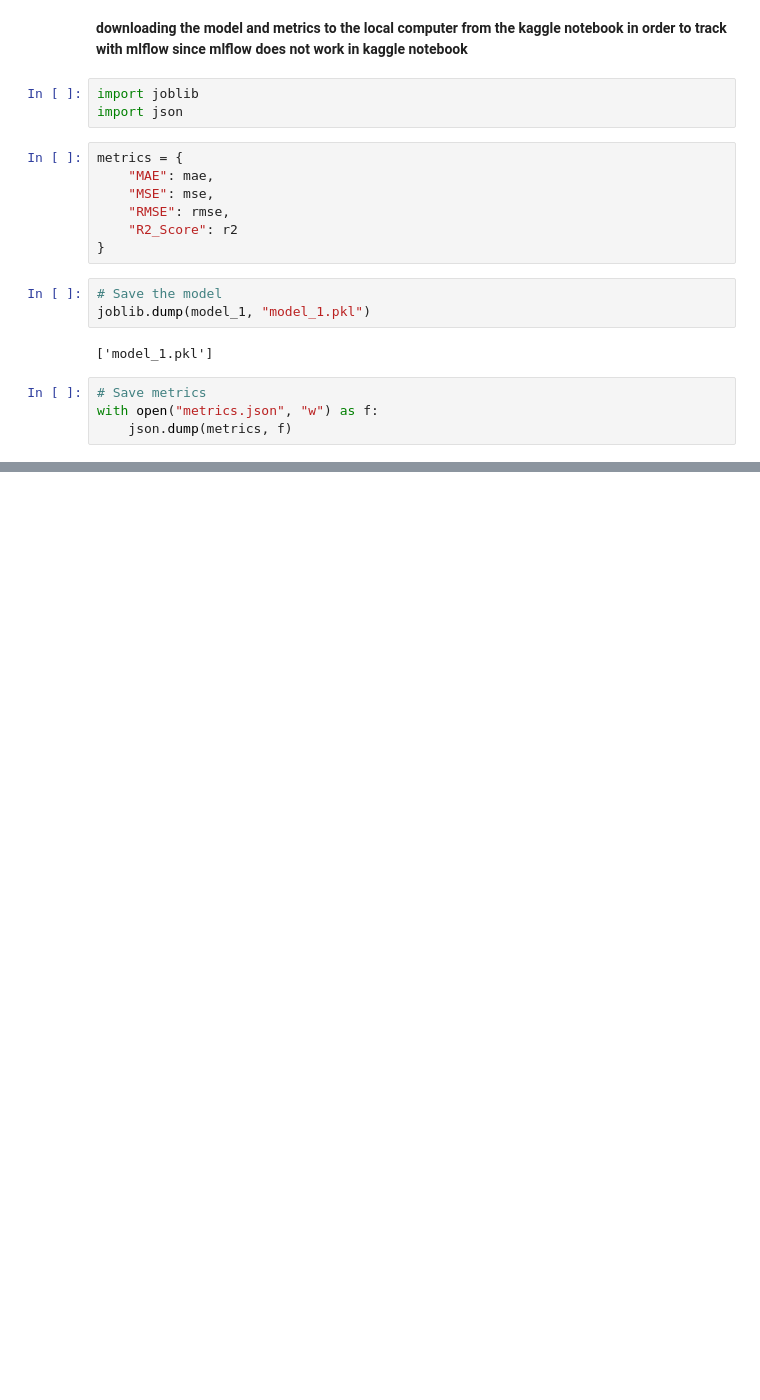
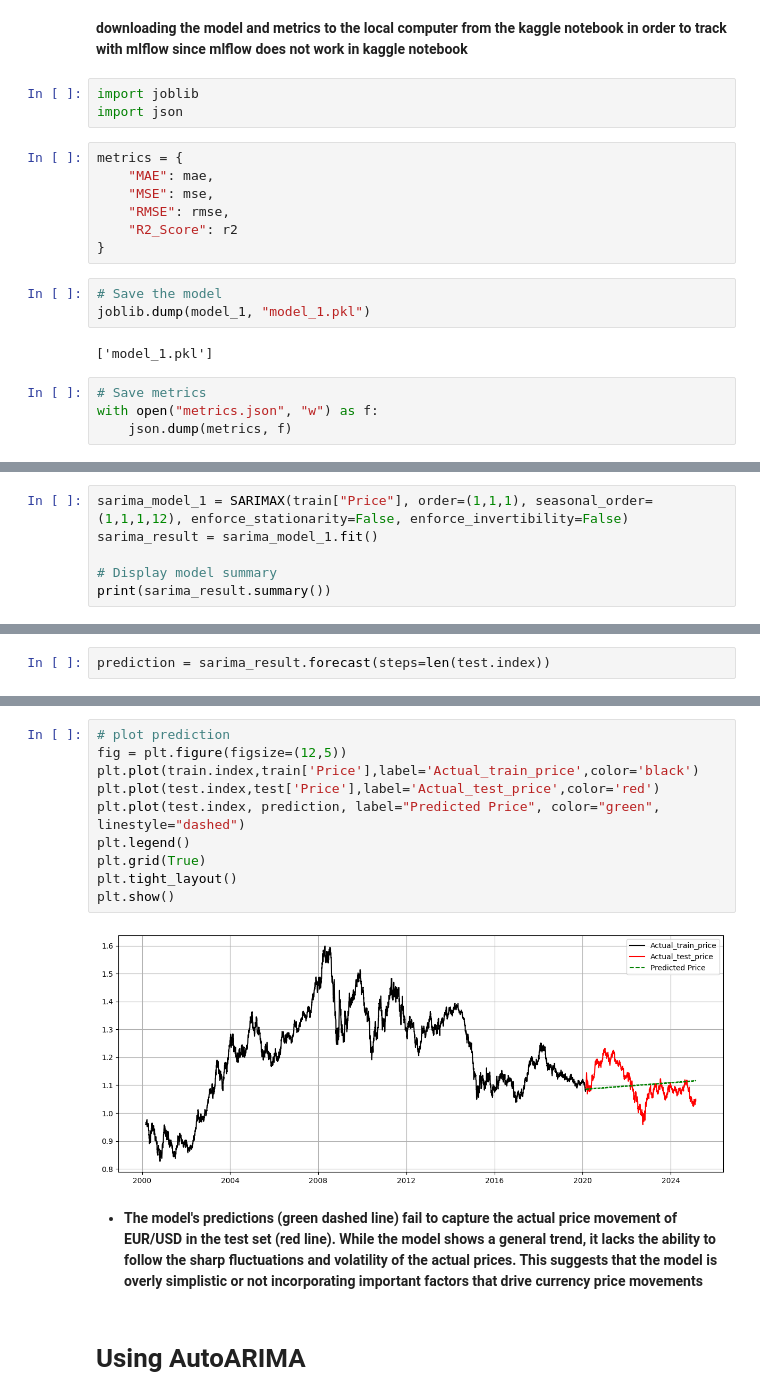
Before and after one commit to Saifansari-ai/eurousd_price_predictor, a Jupyter notebook: model-training.ipynb, the cells around one changed output, grey strips where cells are left out. Cells and saved outputs as stored; diff of their text form; blank space fills up the shorter version.

```diff
--- a/model-training.ipynb
+++ b/model-training.ipynb
@@ -199,0 +311,6 @@ with open("metrics.json", "w") as f:
+# %%
+sarima_model_1 = SARIMAX(train["Price"], order=(1,1,1), seasonal_order=(1,1,1,12), enforce_stationarity=False, enforce_invertibility=False)
+sarima_result = sarima_model_1.fit()
+
+# Display model summary
+print(sarima_result.summary())
@@ -199,0 +335,2 @@ with open("metrics.json", "w") as f:
+# %%
+prediction = sarima_result.forecast(steps=len(test.index))
@@ -199,0 +354,16 @@ with open("metrics.json", "w") as f:
+# %%
+# plot prediction
+fig = plt.figure(figsize=(12,5))
+plt.plot(train.index,train['Price'],label='Actual_train_price',color='black')
+plt.plot(test.index,test['Price'],label='Actual_test_price',color='red')
+plt.plot(test.index, prediction, label="Predicted Price", color="green", linestyle="dashed")
+plt.legend()
+plt.grid(True)
+plt.tight_layout()
+plt.show()
+# %% [output]
+[figure, added]
+# %% [markdown]
+- **The model's predictions (green dashed line) fail to capture the actual price movement of EUR/USD in the test set (red line). While the model shows a general trend, it lacks the ability to follow the sharp fluctuations and volatility of the actual prices. This suggests that the model is overly simplistic or not incorporating important factors that drive currency price movements**
+# %% [markdown]
+# Using AutoARIMA
```
Also changed, not shown: parts of 30 cells of this notebook.
